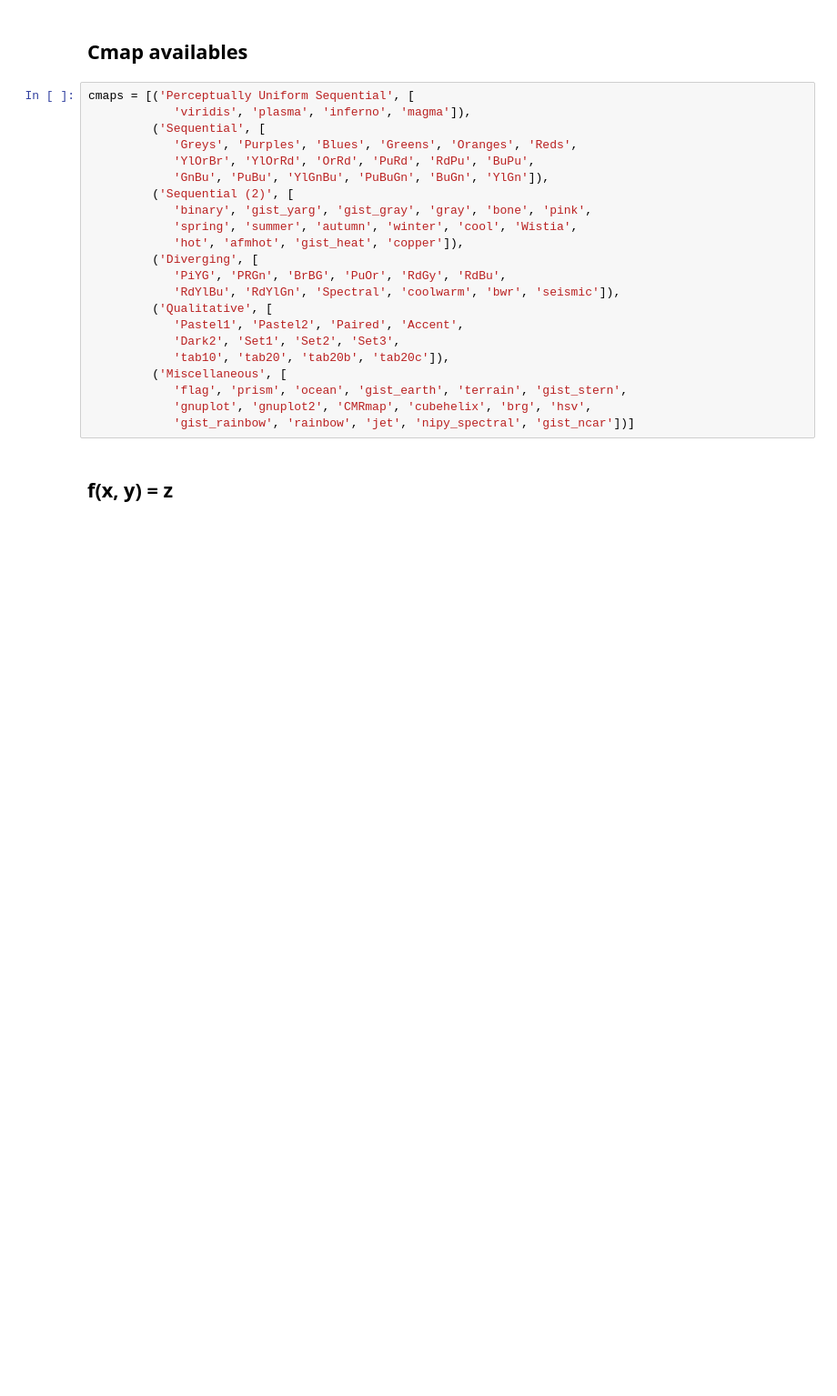
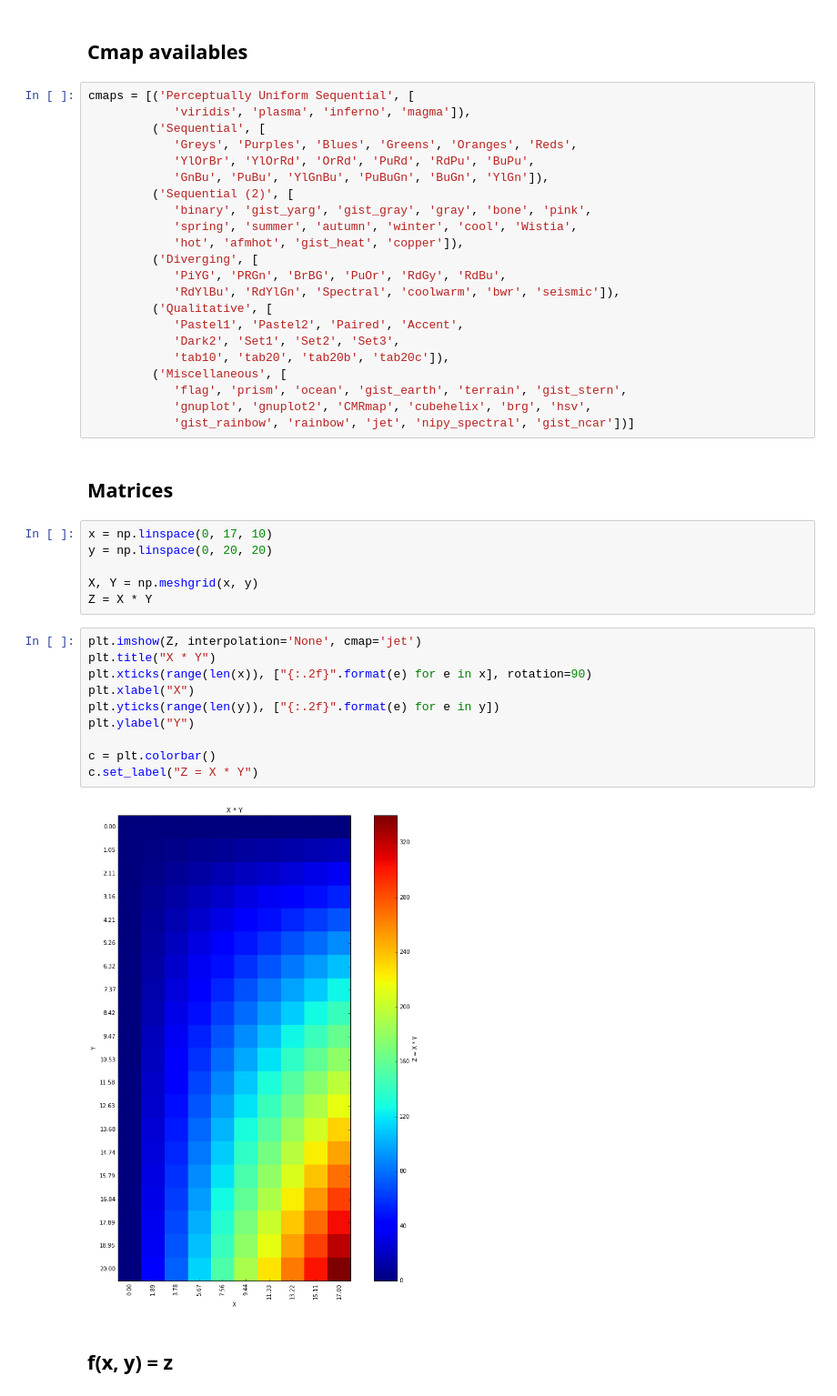
Before and after one commit to HKervadec/pyplot_zoo, a Jupyter notebook: index.ipynb, the cells around one changed output. Shown at 91% size. Drawn from its saved outputs; the diff is of its cells as text; blank space fills up the shorter version.

```diff
--- a/index.ipynb
+++ b/index.ipynb
@@ -33,6 +33,26 @@ cmaps = [('Perceptually Uniform Sequential', [
             'flag', 'prism', 'ocean', 'gist_earth', 'terrain', 'gist_stern',
             'gnuplot', 'gnuplot2', 'CMRmap', 'cubehelix', 'brg', 'hsv',
             'gist_rainbow', 'rainbow', 'jet', 'nipy_spectral', 'gist_ncar'])]
+# %% [markdown]
+## Matrices
+# %%
+x = np.linspace(0, 17, 10)
+y = np.linspace(0, 20, 20)
+
+X, Y = np.meshgrid(x, y)
+Z = X * Y
+# %%
+plt.imshow(Z, interpolation='None', cmap='jet')
+plt.title("X * Y")
+plt.xticks(range(len(x)), ["{:.2f}".format(e) for e in x], rotation=90)
+plt.xlabel("X")
+plt.yticks(range(len(y)), ["{:.2f}".format(e) for e in y])
+plt.ylabel("Y")
+
+c = plt.colorbar()
+c.set_label("Z = X * Y")
+# %% [output]
+[figure, added]
 # %% [markdown]
 ## f(x, y) = z
 # %% [markdown]
```
Also changed, not shown: 1 other file.
